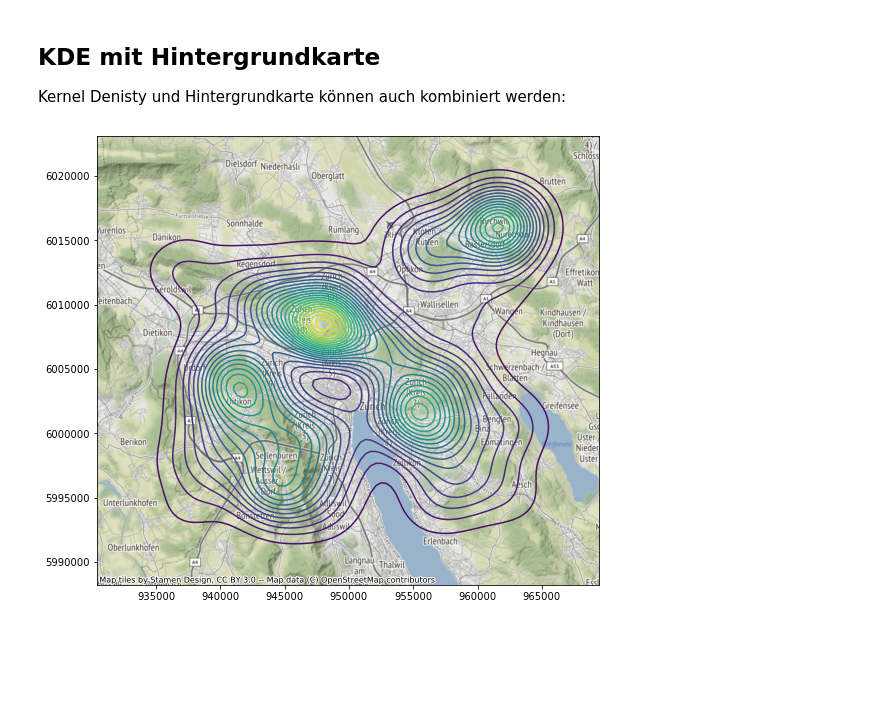
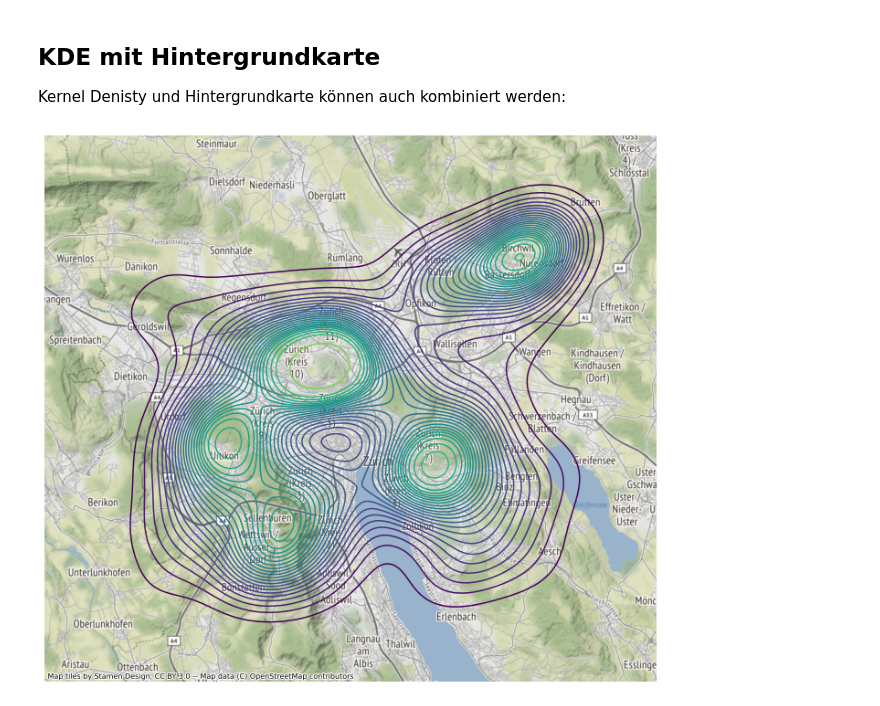
Before and after one commit to hannorahn/codingingis, a Jupyter notebook: 05_01_GIS_Demo.ipynb, the cells around one changed output. Cells and saved outputs as stored; diff of their text form; code cells hidden in the pictures; blank space fills up the shorter version.

```diff
--- a/05_01_GIS_Demo.ipynb
+++ b/05_01_GIS_Demo.ipynb
@@ -35,7 +35,9 @@ plt.show()
 Mit der Erweiterung `contextily` kann man sehr schnell und einfach Hintergrundkarten in den Plot einbinden. Dafür muss das *GeoDataFrame* vorher aber in WGS84 Koordinaten (EPSG 3857) konvertiert werden (mit `to_crs`, s.u.).
 # %%
 import contextily as ctx
-ax = zeckenstiche.to_crs(epsg = 3857).plot()
+
+f, ax = plt.subplots(1, figsize=(12, 12))
+zeckenstiche_gpd.to_crs(epsg = 3857).plot(ax = ax)
 ctx.add_basemap(ax)
 
 ax.set_axis_off()
@@ -47,12 +49,15 @@ plt.show()
 
 Kernel Denisty und Hintergrundkarte können auch kombiniert werden:
 # %%
-lat = zeckenstiche.to_crs(epsg = 3857).geometry.x
-lng = zeckenstiche.to_crs(epsg = 3857).geometry.y
+lat = zeckenstiche_gpd.to_crs(epsg = 3857).geometry.x
+lng = zeckenstiche_gpd.to_crs(epsg = 3857).geometry.y
 
 f, ax = plt.subplots(1, figsize=(12, 12))
 
-sns.kdeplot(lat,lng,shade = False,n_levels = 25, cmap = "viridis", ax = ax)
+sns.kdeplot(x = lat,y = lng,shade = False,n_levels = 25, cmap = "viridis", ax = ax)
 ctx.add_basemap(ax)
+
+ax.set_axis_off()
+plt.show()
 # %% [output]
-[figure, old version]
+[figure, new version]
```
Also changed, not shown: parts of 4 cells of this notebook, 4 other files.
